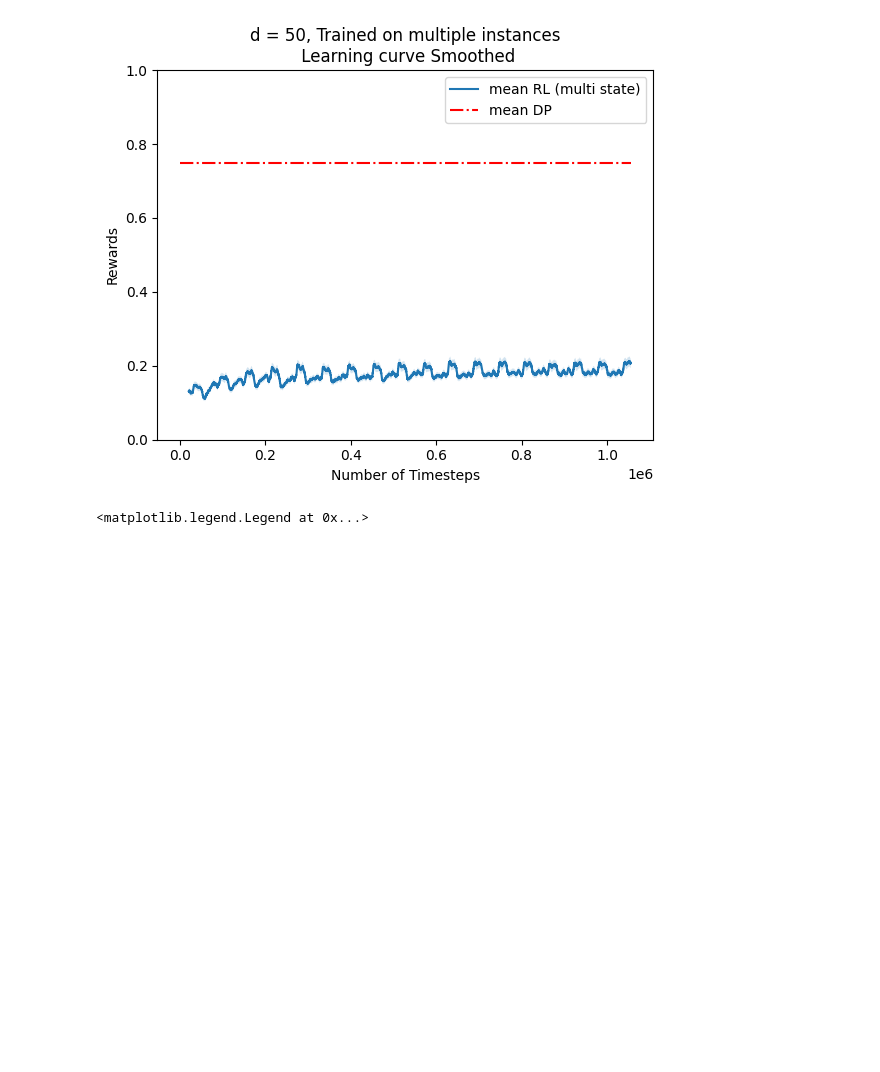
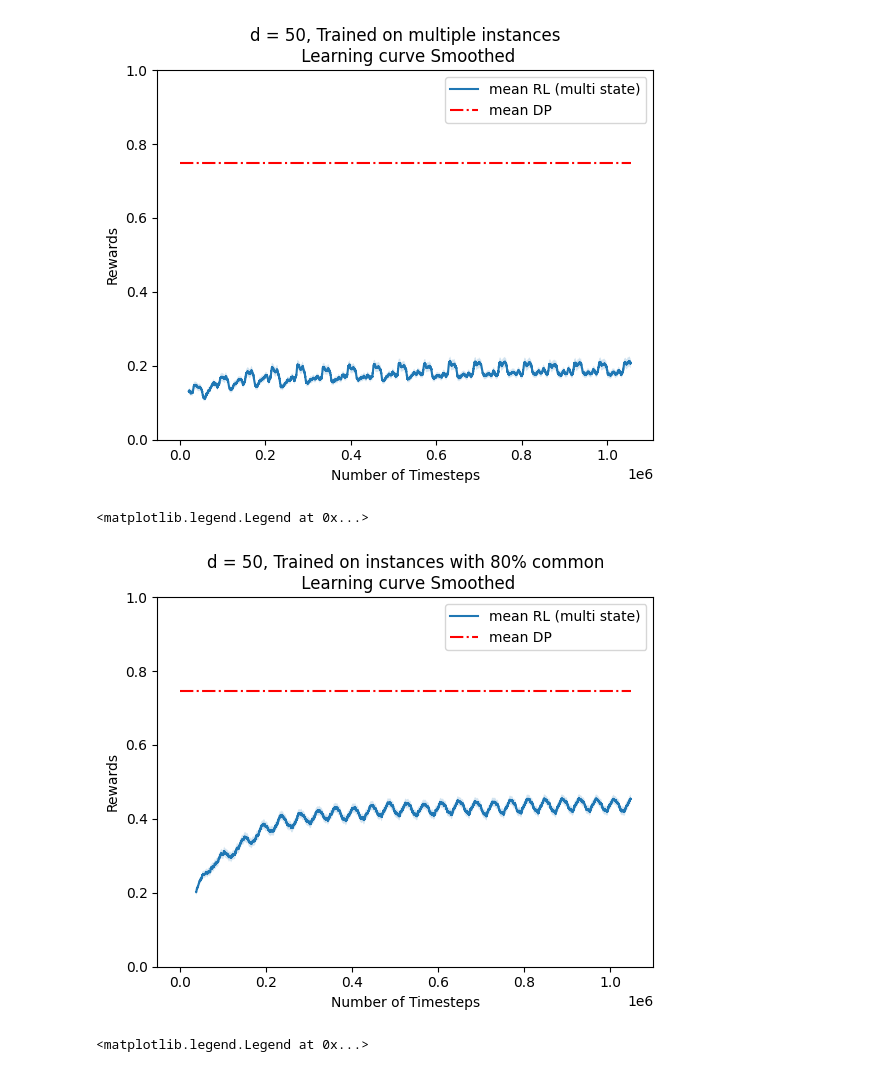
Before and after one commit to Farid-Najar/TransportersDilemma, a Jupyter notebook: results.ipynb, the cells around one changed output. Cells and saved outputs as stored; diff of their text form; code cells hidden in the pictures; blank space fills up the shorter version.

```diff
--- a/results.ipynb
+++ b/results.ipynb
@@ -263,6 +263,25 @@ plt.legend()
 # %% [output]
 <matplotlib.legend.Legend at 0x...>
 [figure]
+# %%
+with open('real_res_compare_EG_A*_SA_K50_n100_retain0.8.pkl', 'rb') as f:
+    data = pickle.load(f)
+# print(data.keys())
+rs_DP = np.array([
+                data['res_DP'][i]['r']
+                for i in data['res_DP'].keys()
+        ])
+
+log_dir = f'RL/ppo_mask/real_K50_rewardMode(normalized_terminal)_obsMode(multi)_steps(1000001)/'
+x = plot_results(log_dir, window=1000, label='mean RL (multi state)', title=f'd = 50, Trained on instances with 80% common\n Learning curve')
+plt.hlines(rs_DP.mean(), 0, x[-1], linestyles = '-.', label=f'mean DP', colors='red')
+plt.ylim(0,1)
+# plt.fill_between(x, rs_DP.min(), rs_DP.max(), alpha=0.2)
+plt.legend()
+# _ = plot_results(log_dir2)
+# %% [output]
+<matplotlib.legend.Legend at 0x...>
+[figure, added]
 # %%
 with open('real_res_compare_EG_A*_SA_K50_n100_retain0.8.pkl', 'rb') as f:
     data = pickle.load(f)
```
Also changed, not shown: 27 other files.
